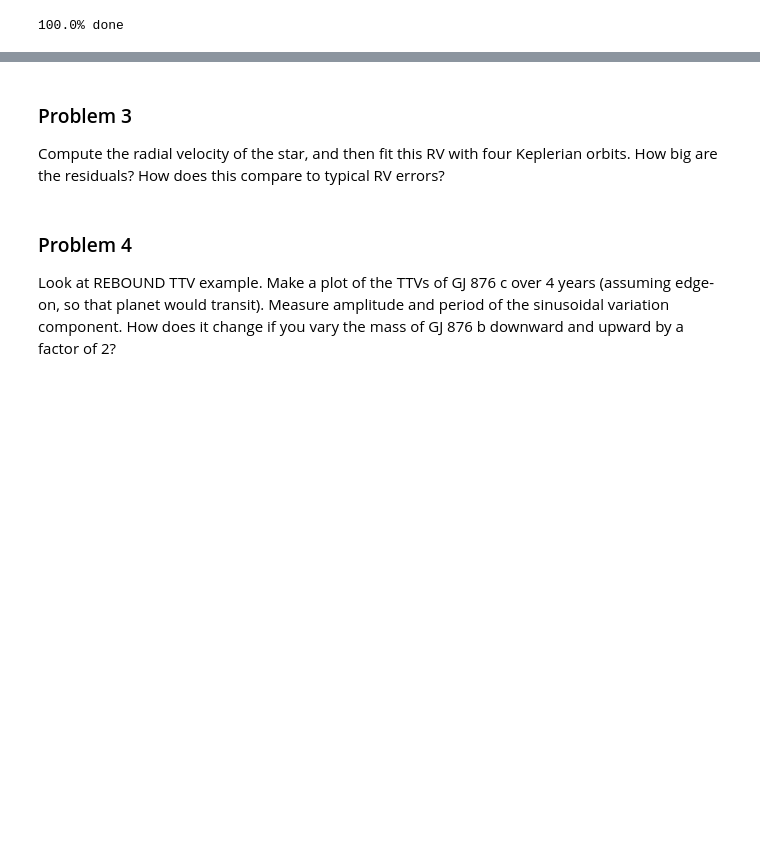
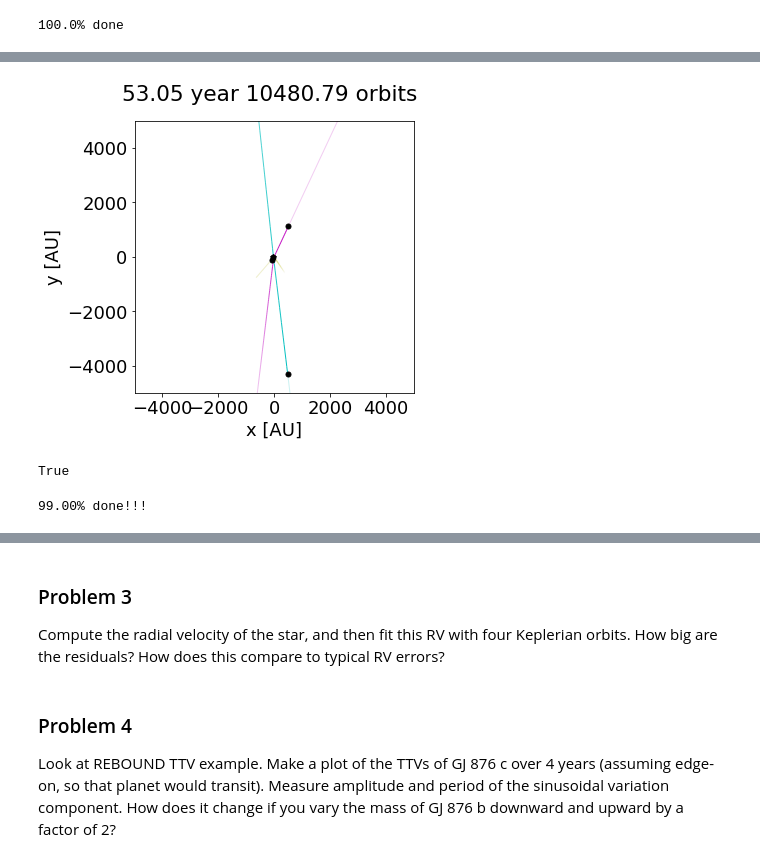
Before and after one commit to curriem/exoplanets_class, a Jupyter notebook: hw3/exoplanets_hw3.ipynb, the cells around one changed output, grey strips where cells are left out. Drawn from its saved outputs; the diff is of its cells as text; code cells hidden in the pictures; blank space fills up the shorter version.

```diff
--- a/hw3/exoplanets_hw3.ipynb
+++ b/hw3/exoplanets_hw3.ipynb
@@ -40,5 +56,5 @@ class Planet():
 # %%
 sim = rebound.Simulation()
-sim.units = ('days', 'AU', 'Mearth')
-print("G = {0}.".format(sim.G))
+sim.units = ('yr', 'AU', 'Msun')
+sim.G
 # %% [output]
@@ -163,3 +233,22 @@ for i, inclination in enumerate(inclinations):
+# %%
+sim = run_simulation_at_inclination(planets, 10 * DEG_TO_RAD, planets[0].P * 10000, archive_interval=1/365,
+                                    plot=True, num_steps=10, default_units=True, dt=1e-5)
+simulation_unstable()
+# %% [output]
+[figure, added]
+True
+# %%
+inclinations = np.linspace(0.001, np.pi / 2, 100)
+
+stability_checks = []
+
+for i, inclination in enumerate(inclinations):
+    sim = run_simulation_at_inclination(planets, inclination, planets[0].P * 1000, archive_interval=1/10,
+                                        plot=False, num_steps=10, default_units=True, dt=1e-5, verbose=False)
+    stability_checks.append(simulation_unstable())
+    print(f"{100 * i / len(inclinations):0.2f}% done!!!    ", end="\r")
+# %% [output]
+99.00% done!!!
 # %%
 plt.plot(inclinations * 180 / np.pi, stability_checks)
 plt.xlabel(r"$i$ (deg)")
```
Also changed, not shown: parts of 24 cells of this notebook.
